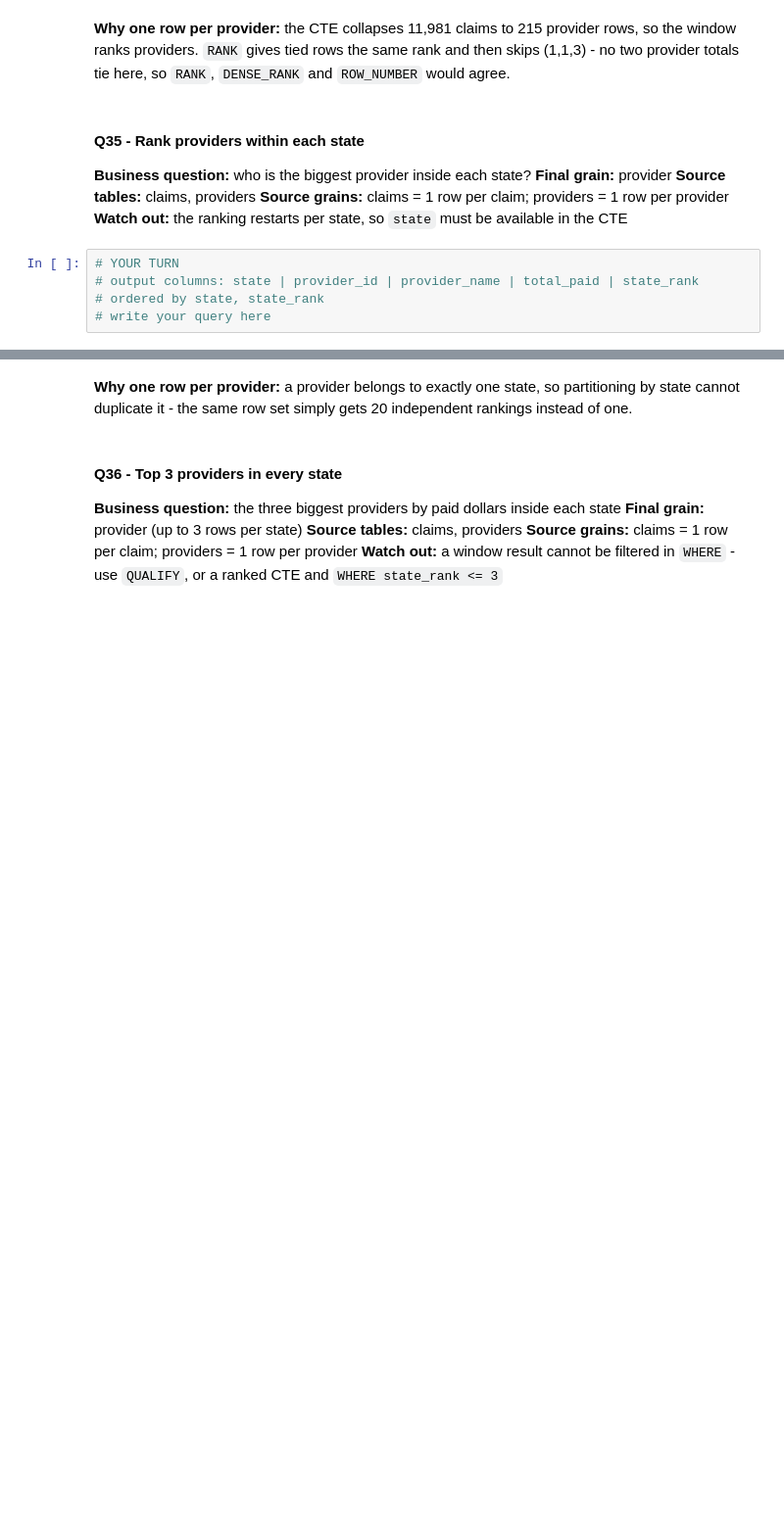
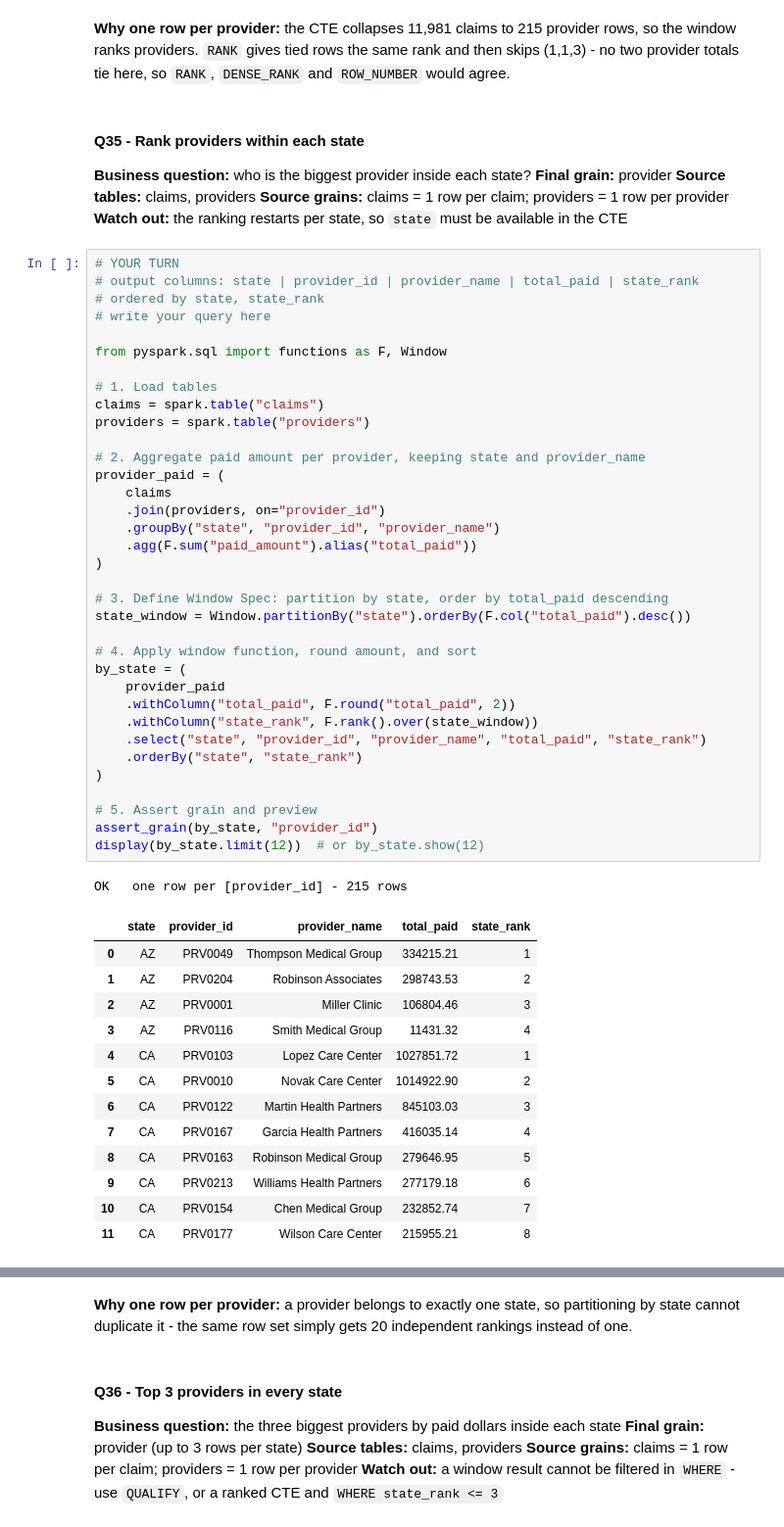
Before and after one commit to irajput215/databricks-wanderbricks, a Jupyter notebook: de-interview-prep/notebooks/04_sql_window_functions.ipynb, the cells around one changed output, grey strips where cells are left out. Shown at 98% size. Drawn from its saved outputs; the diff is of its cells as text; blank space fills up the shorter version.

```diff
--- a/de-interview-prep/notebooks/04_sql_window_functions.ipynb
+++ b/de-interview-prep/notebooks/04_sql_window_functions.ipynb
@@ -125,8 +125,53 @@ provider totals tie here, so `RANK`, `DENSE_RANK` and `ROW_NUMBER` would agree.
 # %%
 # YOUR TURN
 # output columns: state | provider_id | provider_name | total_paid | state_rank
 # ordered by state, state_rank
 # write your query here
+
+from pyspark.sql import functions as F, Window
+
+# 1. Load tables
+claims = spark.table("claims")
+providers = spark.table("providers")
+
+# 2. Aggregate paid amount per provider, keeping state and provider_name
+provider_paid = (
+    claims
+    .join(providers, on="provider_id")
+    .groupBy("state", "provider_id", "provider_name")
+    .agg(F.sum("paid_amount").alias("total_paid"))
+)
+
+# 3. Define Window Spec: partition by state, order by total_paid descending
+state_window = Window.partitionBy("state").orderBy(F.col("total_paid").desc())
+
+# 4. Apply window function, round amount, and sort
+by_state = (
+    provider_paid
+    .withColumn("total_paid", F.round("total_paid", 2))
+    .withColumn("state_rank", F.rank().over(state_window))
+    .select("state", "provider_id", "provider_name", "total_paid", "state_rank")
+    .orderBy("state", "state_rank")
+)
+
+# 5. Assert grain and preview
+assert_grain(by_state, "provider_id")
+display(by_state.limit(12))  # or by_state.show(12)
+# %% [output]
+OK   one row per [provider_id] - 215 rows
+|  | state | provider_id | provider_name | total_paid | state_rank |
+| 0 | AZ | PRV0049 | Thompson Medical Group | 334215.21 | 1 |
+| 1 | AZ | PRV0204 | Robinson Associates | 298743.53 | 2 |
+| 2 | AZ | PRV0001 | Miller Clinic | 106804.46 | 3 |
+| 3 | AZ | PRV0116 | Smith Medical Group | 11431.32 | 4 |
+| 4 | CA | PRV0103 | Lopez Care Center | 1027851.72 | 1 |
+| 5 | CA | PRV0010 | Novak Care Center | 1014922.90 | 2 |
+| 6 | CA | PRV0122 | Martin Health Partners | 845103.03 | 3 |
+| 7 | CA | PRV0167 | Garcia Health Partners | 416035.14 | 4 |
+| 8 | CA | PRV0163 | Robinson Medical Group | 279646.95 | 5 |
+| 9 | CA | PRV0213 | Williams Health Partners | 277179.18 | 6 |
+| 10 | CA | PRV0154 | Chen Medical Group | 232852.74 | 7 |
+| 11 | CA | PRV0177 | Wilson Care Center | 215955.21 | 8 |
 # %%
 # SOLUTION
 by_state = q('''
```
Also changed, not shown: parts of 3 cells of this notebook, 18 other files.
